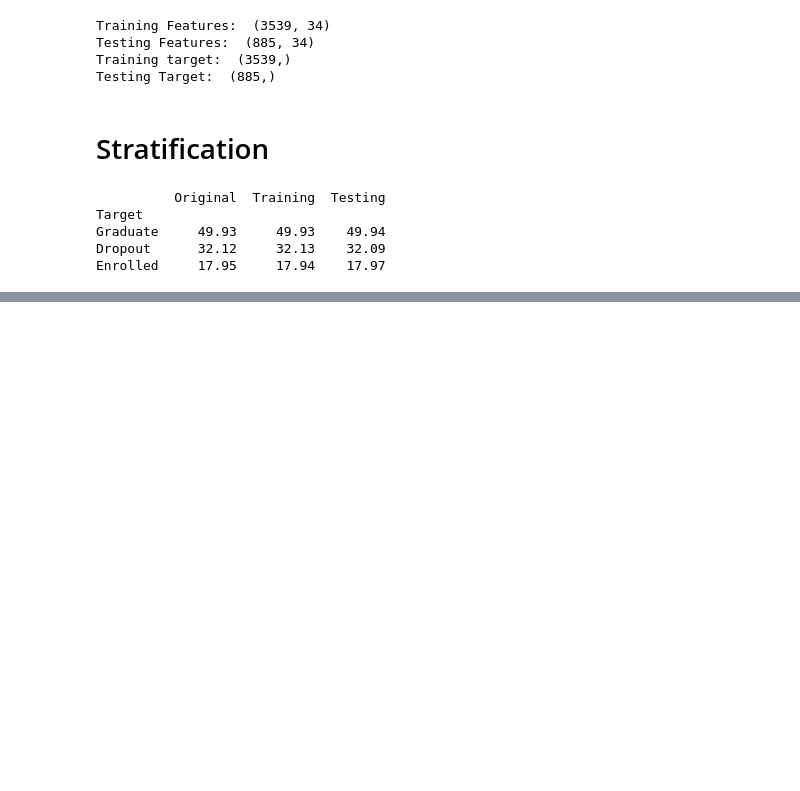
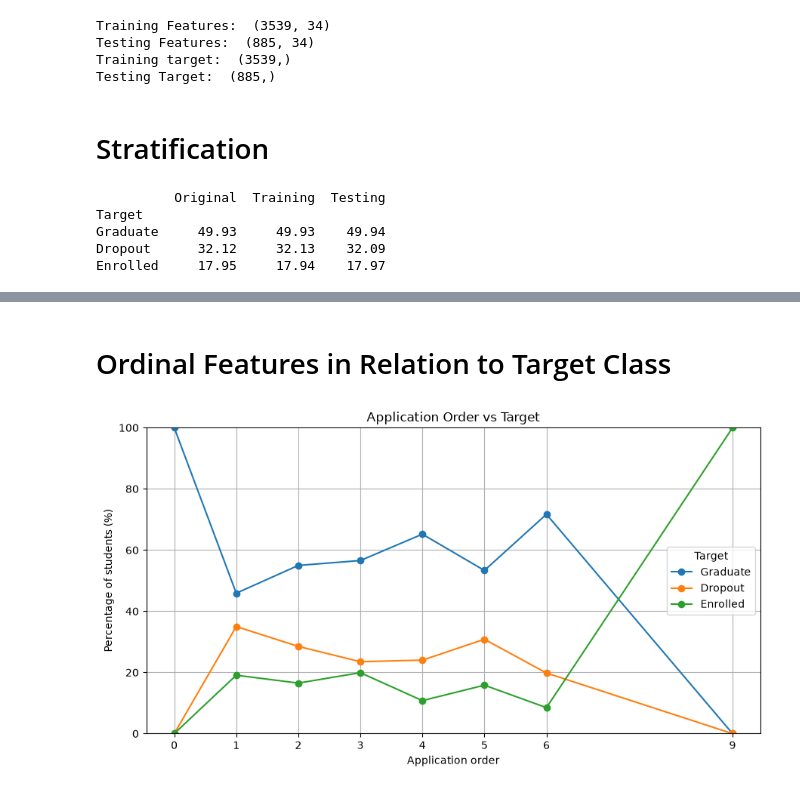
Before and after one commit to WillP-GH/CMP6202-coursework, a Jupyter notebook: notebooks/ml_01.ipynb, the cells around one changed output, grey strips where cells are left out. Drawn from its saved outputs; the diff is of its cells as text; code cells hidden in the pictures; blank space fills up the shorter version.

```diff
--- a/notebooks/ml_01.ipynb
+++ b/notebooks/ml_01.ipynb
@@ -308,0 +495,37 @@ Enrolled     17.95     17.94    17.97
+# %% [markdown]
+# Ordinal Features in Relation to Target Class
+# %%
+feature = 'Application order'
+
+#Count students by application order and target
+counts = pd.crosstab(
+    training_eda[feature],
+    training_eda['Target']
+)
+
+#Calculate percentages within each application order
+percentages = counts.div(counts.sum(axis=1), axis=0) * 100
+
+#Keep target classes in the correct order
+percentages = percentages.reindex(
+    columns=target_order,
+    fill_value=0
+)
+
+percentages.plot(
+    kind='line',
+    marker='o',
+    figsize=(9, 5)
+)
+
+plt.title('Application Order vs Target')
+plt.xlabel('Application order')
+plt.ylabel('Percentage of students (%)')
+plt.xticks(percentages.index)
+plt.ylim(0, 100)
+plt.legend(title='Target')
+plt.grid(True)
+plt.tight_layout()
+plt.show()
+# %% [output]
+[figure, added]
```
Also changed, not shown: parts of 22 cells of this notebook.
